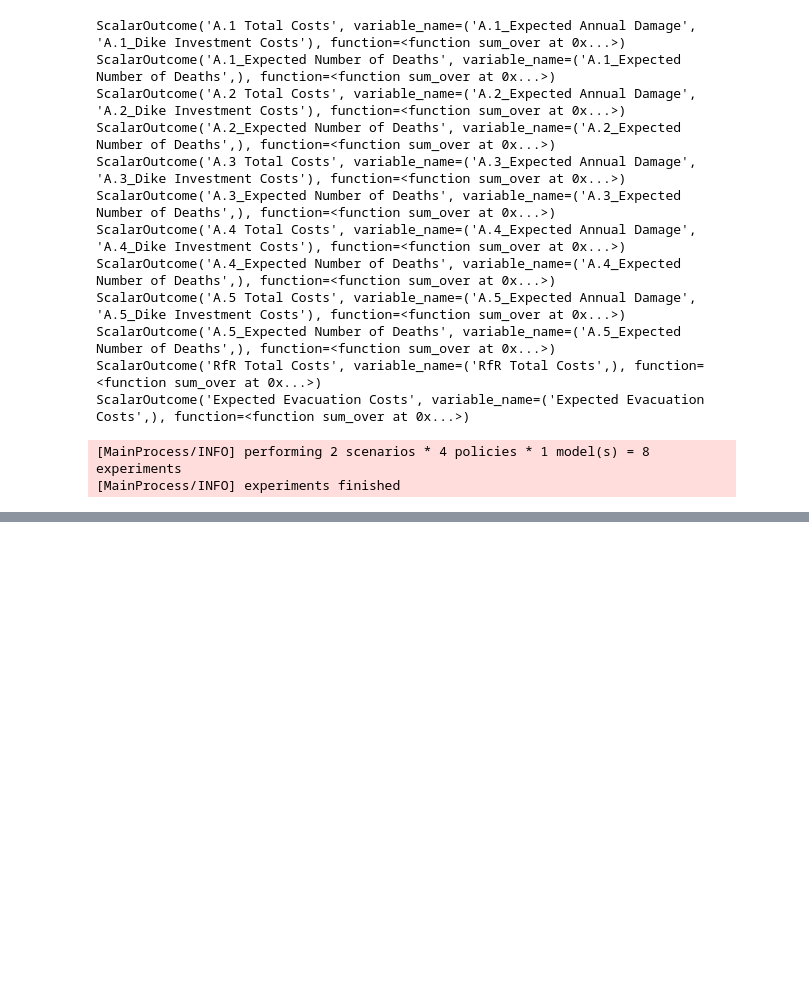
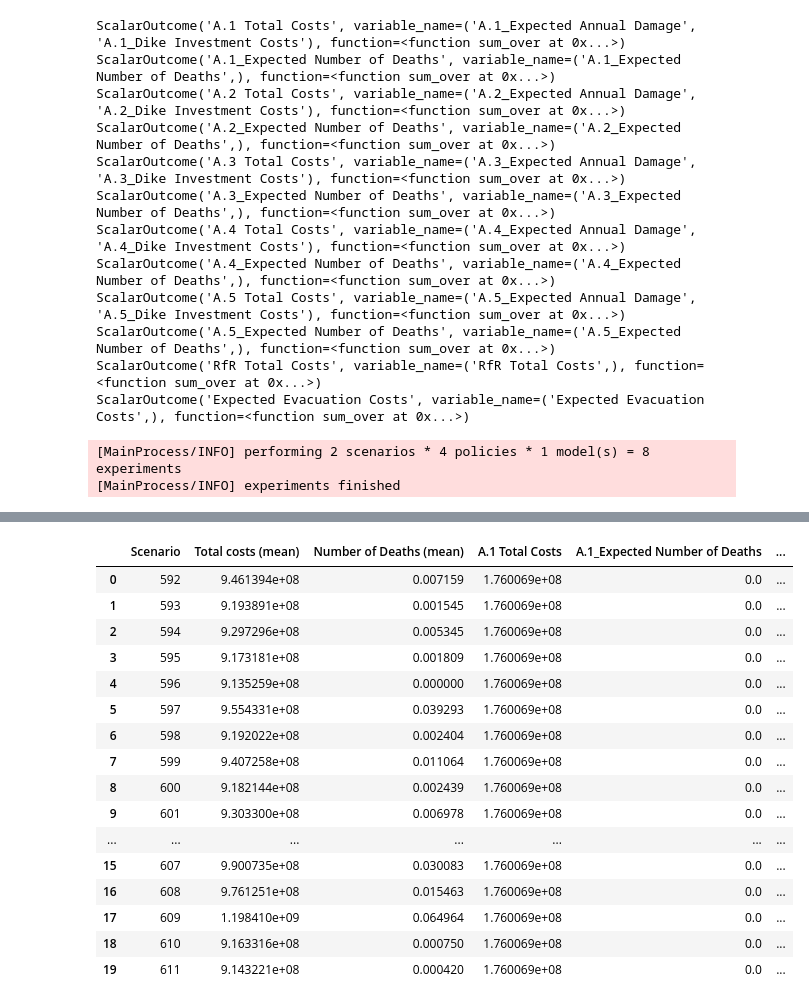
Before and after one commit to tissueters/MDM_project, a Jupyter notebook: final assignment/Problem Formulations.ipynb, the cells around one changed output, grey strips where cells are left out. Drawn from its saved outputs; the diff is of its cells as text; code cells hidden in the pictures; blank space fills up the shorter version.

```diff
--- a/final assignment/Problem Formulations.ipynb
+++ b/final assignment/Problem Formulations.ipynb
@@ -291,0 +384,41 @@ experiments
+# %%
+# 1. Get mask for policy 220
+mask = experiments['policy'] == 'policy 409'
+
+# 2. Convert outcomes for this policy to a DataFrame
+policy_220_outcomes = pd.DataFrame({k: v[mask] for k, v in outcomes.items()})
+
+# 3. Identify relevant outcome keys
+cost_keys = [k for k in policy_220_outcomes.columns if 'Total Costs' in k]
+death_keys = [k for k in policy_220_outcomes.columns if 'Number of Deaths' in k]
+
+# 4. Compute the mean across those columns (per row)
+policy_220_outcomes['Total costs (mean)'] = policy_220_outcomes[cost_keys].sum(axis=1)
+policy_220_outcomes['Number of Deaths (mean)'] = policy_220_outcomes[death_keys].sum(axis=1)
+
+# 5. Optionally include scenario info
+scenarios = experiments[mask]['scenario'].values
+policy_220_outcomes['Scenario'] = scenarios
+
+# 6. Reorder columns to show the new ones first
+cols = ['Scenario', 'Total costs (mean)', 'Number of Deaths (mean)'] + [col for col in policy_220_outcomes.columns if col not in ['Scenario', 'Total costs (mean)', 'Number of Deaths (mean)']]
+policy_220_outcomes = policy_220_outcomes[cols]
+policy_220_outcomes
+# %% [output]
+|  | Scenario | Total costs (mean) | Number of Deaths (mean) | A.1 Total Costs | A.1_Expected Number of Deaths | ... |
+| 0 | 592 | 9.461394e+08 | 0.007159 | 1.760069e+08 | 0.0 | ... |
+| 1 | 593 | 9.193891e+08 | 0.001545 | 1.760069e+08 | 0.0 | ... |
+| 2 | 594 | 9.297296e+08 | 0.005345 | 1.760069e+08 | 0.0 | ... |
+| 3 | 595 | 9.173181e+08 | 0.001809 | 1.760069e+08 | 0.0 | ... |
+| 4 | 596 | 9.135259e+08 | 0.000000 | 1.760069e+08 | 0.0 | ... |
+| 5 | 597 | 9.554331e+08 | 0.039293 | 1.760069e+08 | 0.0 | ... |
+| 6 | 598 | 9.192022e+08 | 0.002404 | 1.760069e+08 | 0.0 | ... |
+| 7 | 599 | 9.407258e+08 | 0.011064 | 1.760069e+08 | 0.0 | ... |
+| 8 | 600 | 9.182144e+08 | 0.002439 | 1.760069e+08 | 0.0 | ... |
+| 9 | 601 | 9.303300e+08 | 0.006978 | 1.760069e+08 | 0.0 | ... |
+| ... | ... | ... | ... | ... | ... | ... |
+| 15 | 607 | 9.900735e+08 | 0.030083 | 1.760069e+08 | 0.0 | ... |
+| 16 | 608 | 9.761251e+08 | 0.015463 | 1.760069e+08 | 0.0 | ... |
+| 17 | 609 | 1.198410e+09 | 0.064964 | 1.760069e+08 | 0.0 | ... |
+| 18 | 610 | 9.163316e+08 | 0.000750 | 1.760069e+08 | 0.0 | ... |
+| 19 | 611 | 9.143221e+08 | 0.000420 | 1.760069e+08 | 0.0 | ... |
```
Also changed, not shown: parts of 11 cells of this notebook.
